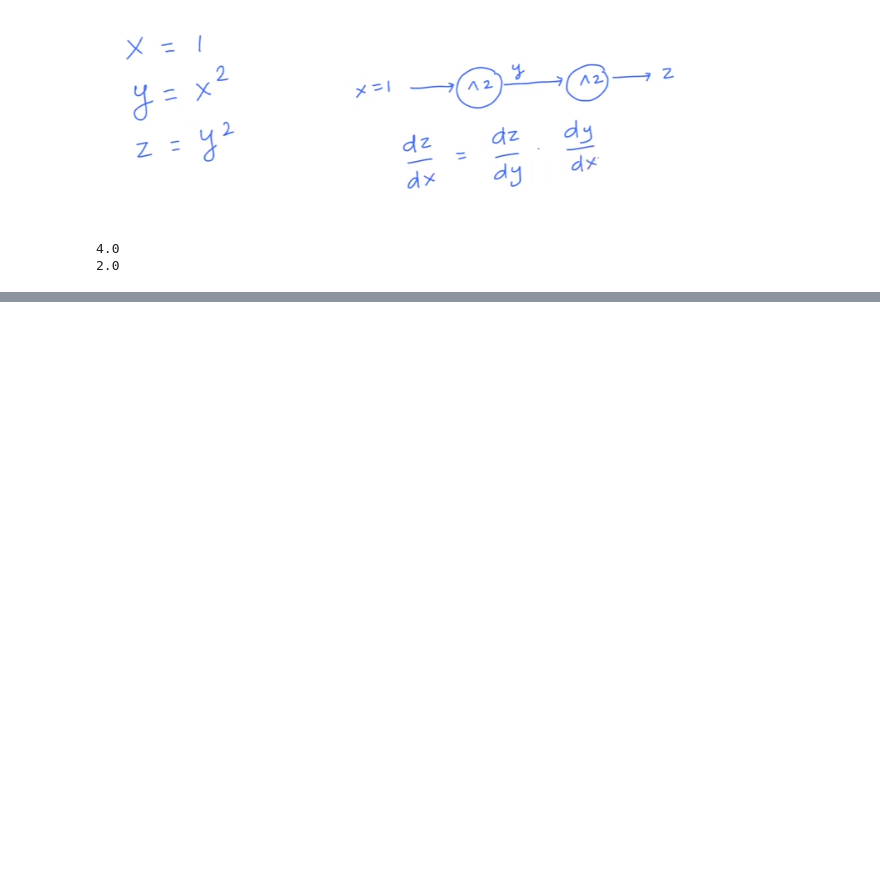
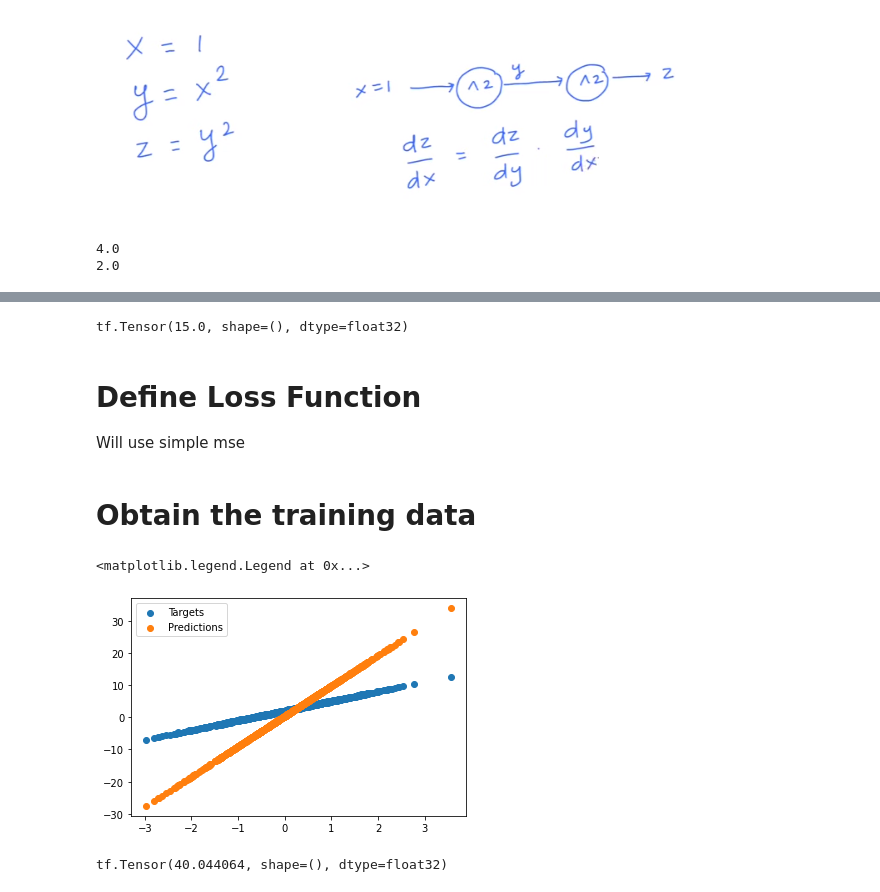
Before and after one commit to mahesh-keswani/ML-DL-FromBasicsToAdvance, a Jupyter notebook: CustomizingVariousPartsOfNN.ipynb, the cells around one changed output, grey strips where cells are left out. Saved outputs shown, nothing was run; the diff lists cells and outputs as text; code cells hidden in the pictures; blank space fills up the shorter version.

Commit message:
added working with gradients in tensorflow, also higher order gradients and custom training with example

```diff
--- a/CustomizingVariousPartsOfNN.ipynb
+++ b/CustomizingVariousPartsOfNN.ipynb
@@ -201,0 +296,9 @@ print(dz_dy.numpy())
+# %%
+x = tf.Variable(3.0)
+# use the python assert as the debugging statement to test the condition
+assert x.numpy() == 3.0
+
+# Reassign the value
+x.assign(5.0)
+# use the python assert as the debugging statement to test the condition
+assert x.numpy() == 5.0
@@ -201,0 +317,20 @@ print(dz_dy.numpy())
+# %%
+class Model(object):
+
+    # initialize the parameters to some value, can also use different ways to initialize
+    def __init__(self, W = 5.0, b = 0.0):
+        self.W = tf.Variable( W )
+        self.b = tf.Variable( b )
+
+    def __call__(self, x):
+        return x * self.W + self.b
+
+model = Model()
+
+# Doing forward propagtion, this will call "__call__"
+print( model(3.0) ) # this should return 3*5 + 0 -> 15
+# %% [output]
+tf.Tensor(15.0, shape=(), dtype=float32)
+# %% [markdown]
+<h1>Define Loss Function</h1>
+Will use simple mse
@@ -201,0 +340,25 @@ print(dz_dy.numpy())
+# %% [markdown]
+<h1> Obtain the training data </h1>
+# %%
+TRUE_W = 3.0
+TRUE_B = 2.0
+n_samples = 1000
+#
+inputs = tf.random.normal( shape =  [n_samples])
+#                                     adding small noise
+targets = inputs * TRUE_W + TRUE_B + tf.random.normal(shape = [n_samples], mean=0, stddev=0.1)
+# %%
+# Before training the model, visualize the loss by plotting the model's prediction
+
+import matplotlib.pyplot as plt
+
+plt.scatter( inputs, targets, label = 'Targets' )
+plt.scatter( inputs,  model(inputs), label = 'Predictions' )
+plt.legend()
+# %% [output]
+<matplotlib.legend.Legend at 0x...>
+[figure, added]
+# %%
+print( loss(model( inputs ), targets) )
+# %% [output]
+tf.Tensor(40.044064, shape=(), dtype=float32)
```
Also changed, not shown: parts of 24 cells of this notebook.
